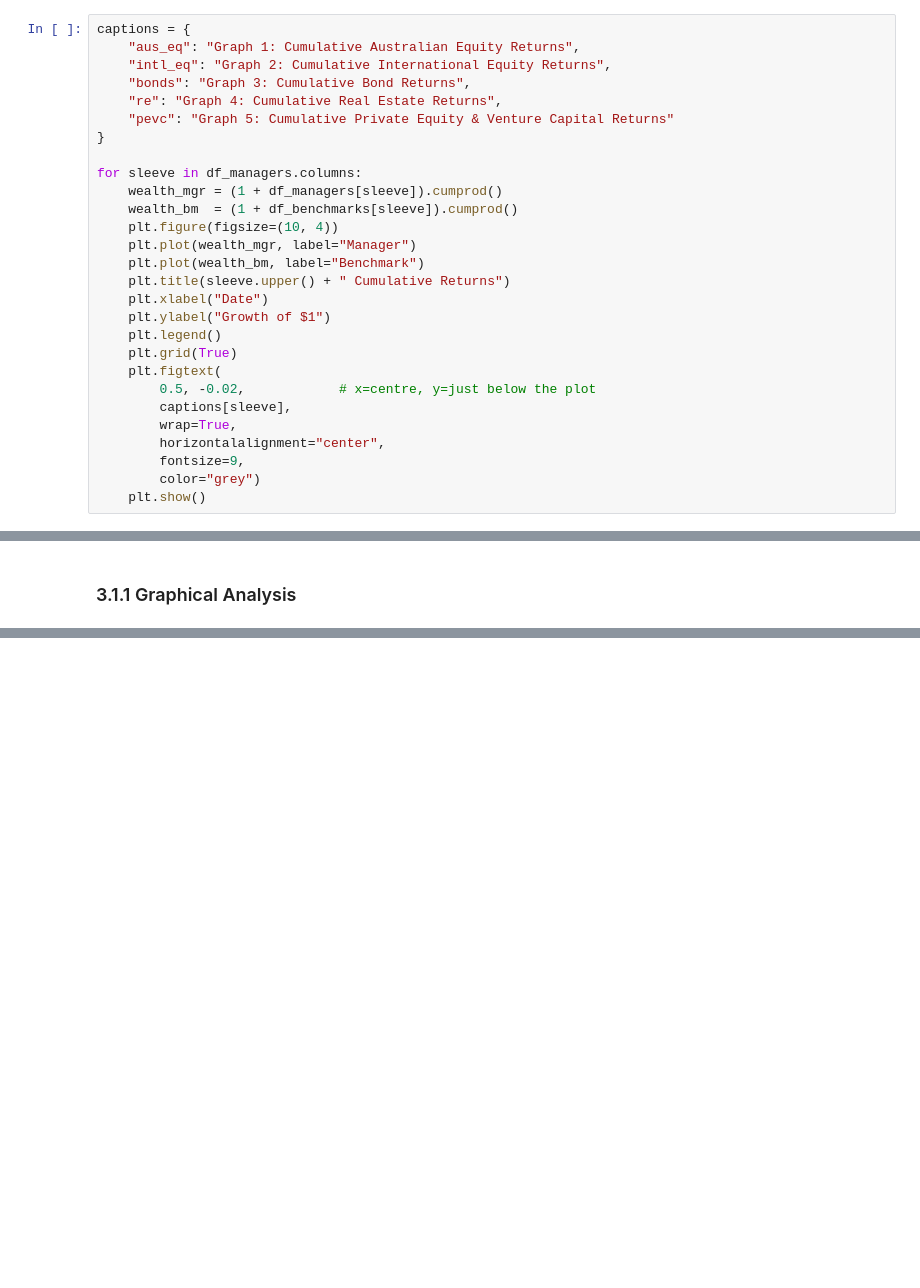
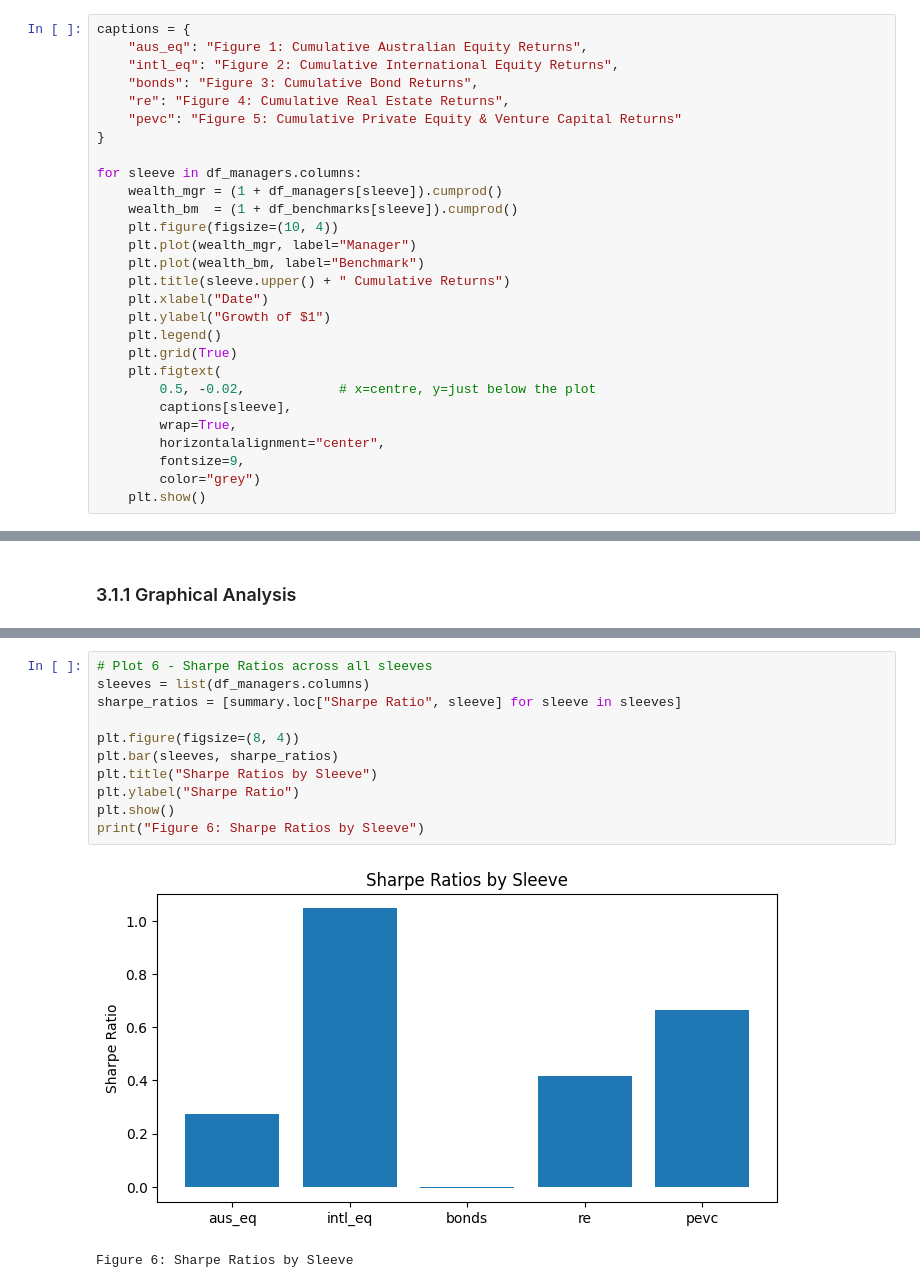
Before and after one commit to afperry2/FINM3422-Group-8-Task-2, a Jupyter notebook: notebook/multi-asset_portfolio_performance_report.ipynb, the cells around one changed output, grey strips where cells are left out. Saved outputs shown, nothing was run; the diff lists cells and outputs as text; blank space fills up the shorter version.

Commit message:
analysis of sharpes

```diff
--- a/notebook/multi-asset_portfolio_performance_report.ipynb
+++ b/notebook/multi-asset_portfolio_performance_report.ipynb
@@ -209,11 +209,11 @@ Lastly, the PE/VC sleeve delivered an annualised return of 10.24% against a benc
 Collectively, this is a positive result for the fund as all managers' performances were positive, and in line with the objectives of a superfund.
 # %%
 captions = {
-    "aus_eq": "Graph 1: Cumulative Australian Equity Returns",
-    "intl_eq": "Graph 2: Cumulative International Equity Returns",
-    "bonds": "Graph 3: Cumulative Bond Returns",
-    "re": "Graph 4: Cumulative Real Estate Returns",
-    "pevc": "Graph 5: Cumulative Private Equity & Venture Capital Returns"
+    "aus_eq": "Figure 1: Cumulative Australian Equity Returns",
+    "intl_eq": "Figure 2: Cumulative International Equity Returns",
+    "bonds": "Figure 3: Cumulative Bond Returns",
+    "re": "Figure 4: Cumulative Real Estate Returns",
+    "pevc": "Figure 5: Cumulative Private Equity & Venture Capital Returns"
 }
 
 for sleeve in df_managers.columns:
@@ -245,3 +245,17 @@ for sleeve in df_managers.columns:
 ### 3.1.1 Graphical Analysis
 # %% [markdown]
 These graphs demonstrate the growth of $1 in the fund overtime through the lens of the manager's selections and allocations compared to the benchmark's. The most striking observations available to these graphical demonstrations are that the Real Estate and Bond sleeves had the largest divergence from the benchmark when adjusting for the scale of growth. In other areas like Australian Equity and PE/VC the performance is relatively consistent with the benchmarks, however there is signs of improvement in 2026 with PE/VC performance differentiating by approximately $0.50 (see Graph 5). Moreover, the International Equities graph suggests impressive performance as the manager consistently outperformed from inception, growing $1 to ~$4.25 vs the benchmark's ~$3.75 by 2026, which portrays a remarkable long-run compounding advantage (See Graph 2).
+# %%
+# Plot 6 - Sharpe Ratios across all sleeves
+sleeves = list(df_managers.columns)
+sharpe_ratios = [summary.loc["Sharpe Ratio", sleeve] for sleeve in sleeves]
+
+plt.figure(figsize=(8, 4))
+plt.bar(sleeves, sharpe_ratios)
+plt.title("Sharpe Ratios by Sleeve")
+plt.ylabel("Sharpe Ratio")
+plt.show()
+print("Figure 6: Sharpe Ratios by Sleeve")
+# %% [output]
+[figure, added]
+Figure 6: Sharpe Ratios by Sleeve
```
Also changed, not shown: parts of 1 cell of this notebook.
